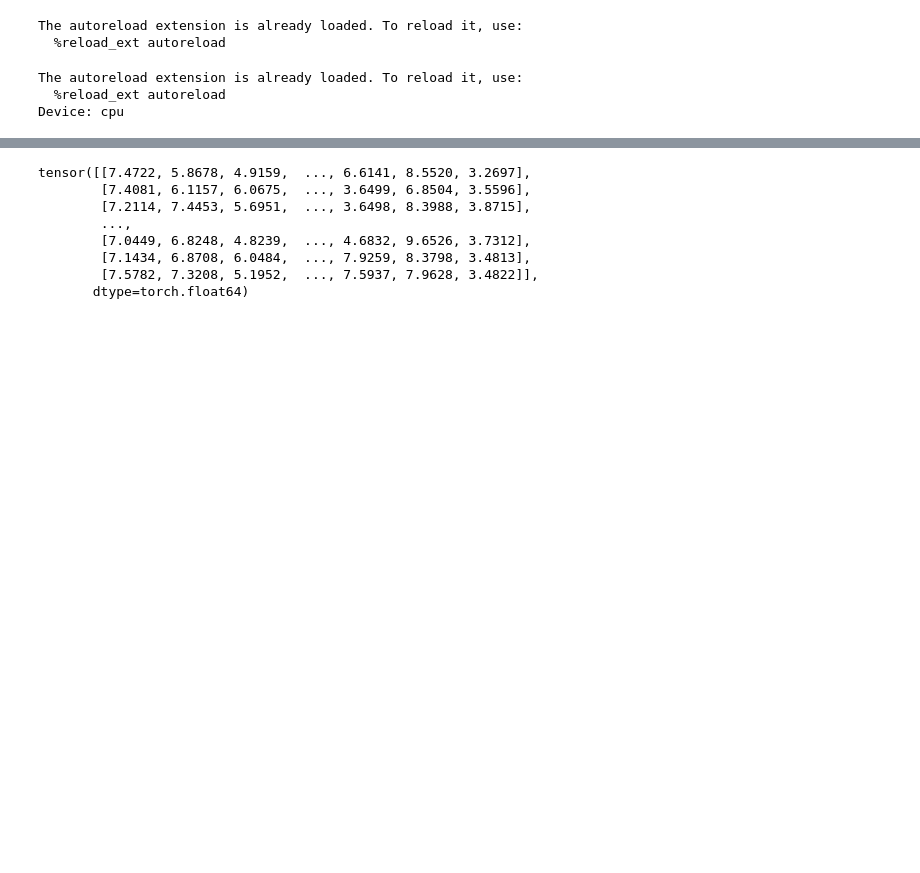
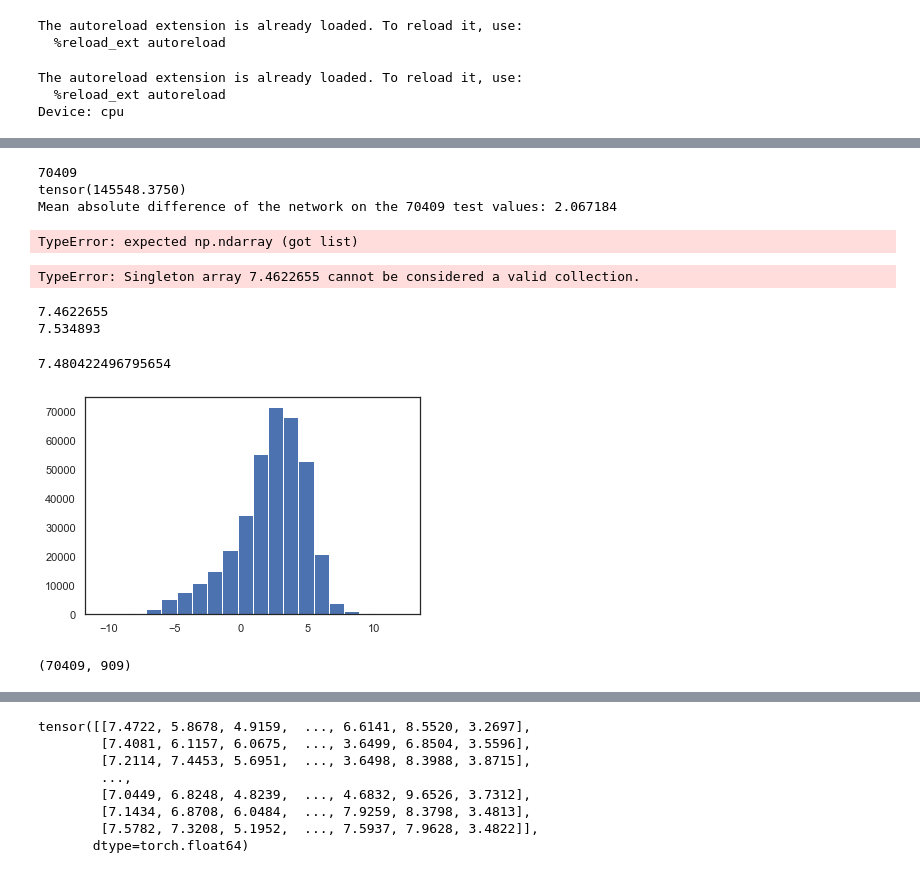
Before and after one commit to PeeteKeesel/gnn-for-drug-response-prediction, a Jupyter notebook: 08_baseline.ipynb, the cells around one changed output, grey strips where cells are left out. Drawn from its saved outputs; the diff is of its cells as text; code cells hidden in the pictures; blank space fills up the shorter version.

```diff
--- a/08_baseline.ipynb
+++ b/08_baseline.ipynb
@@ -1009,0 +945,77 @@ tensor([[[ 1.5532, -0.3449, -0.3381],
+# %%
+from numpy import vstack
+from sklearn.metrics import mean_squared_error
+# ---------------------------------
+# Test the model
+# ---------------------------------
+# In test phase, we don't need to compute gradients (for memory efficiency)
+with torch.no_grad():
+    correct = 0
+    total = 0
+
+    inputs, predictions, actuals = list(), list(), list()
+    for i, (X_batch, X_batch_cell, X_batch_drug, y_batch) in tqdm(enumerate(test_loader)):
+        X = X_batch.to(device)
+        X_cell = X_batch_cell.to(device)
+        X_drug = X_batch_drug.to(device)
+        y = y_batch.to(device)
+
+        outputs = model(X_cell.reshape(X_cell.shape[0], 1, X_cell.shape[1]),
+                        X_drug.reshape(X_drug.shape[0], 1, X_drug.shape[1]))
+        predicted = outputs.data
+
+        y_preds  = outputs.detach().numpy()
+        y_actual = y.detach().numpy()
+
+        assert y_preds.shape == y_actual.shape
+
+        inputs.append(X.detach().numpy())
+        predictions.append(y_preds)
+        actuals.append(y_actual)
+
+        total += y.size(0)
+        # print(f"predicted y : {predicted}    actual y : {y}\n\n\n\n")
+        # print(f"actual    y : {y}\n\n")
+        correct += np.abs(predicted - y).sum()
+
+    print(total)
+    print(correct)
+    print(f"Mean absolute difference of the network on the {len(test_loader.dataset.indices)} test values: {correct / total:2.6f}")
+
+    inputs = vstack(inputs)
+    #predictions = vstack(predictions)
+    #actuals =  vstack(actuals)
+    # calculate mse
+    loss = nn.MSELoss()
+    mse = loss(torch.from_numpy(actuals), torch.from_numpy(predictions))
+    # mse = mean_squared_error(actuals, predictions)
+# %% [output]
+70409
+tensor(145548.3750)
+Mean absolute difference of the network on the 70409 test values: 2.067184
+TypeError: expected np.ndarray (got list)
+# %%
+mean_squared_error(mean_squared_error(actuals[:-1], predictions[:-1]), mean_squared_error(actuals[-1], predictions[-1]))
+# %% [output]
+TypeError: Singleton array 7.4622655 cannot be considered a valid collection.
+# %%
+print(mean_squared_error(actuals[:-1], predictions[:-1]))
+print(mean_squared_error(actuals[-1], predictions[-1]))
+# %% [output]
+7.4622655
+7.534893
+# %%
+s = 0
+for i in range(len(actuals)):
+    s += mean_squared_error(actuals[i], predictions[i])
+print(s / len(actuals))
+# %% [output]
+7.480422496795654
+# %%
+plt.hist(modeling_dataset.LN_IC50, bins=20);
+# %% [output]
+[figure, added]
+# %%
+vstack(inputs).shape
+# %% [output]
+(70409, 909)
```
Also changed, not shown: parts of 26 cells of this notebook, 1 other file.
